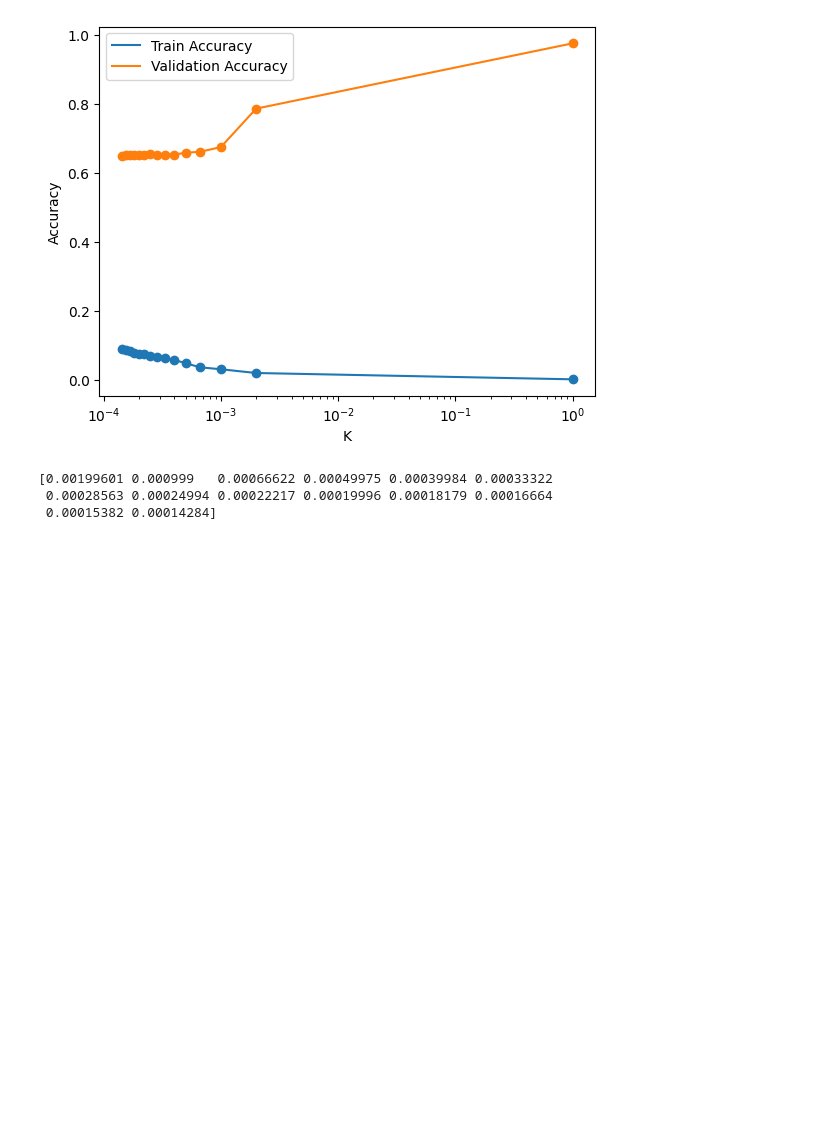
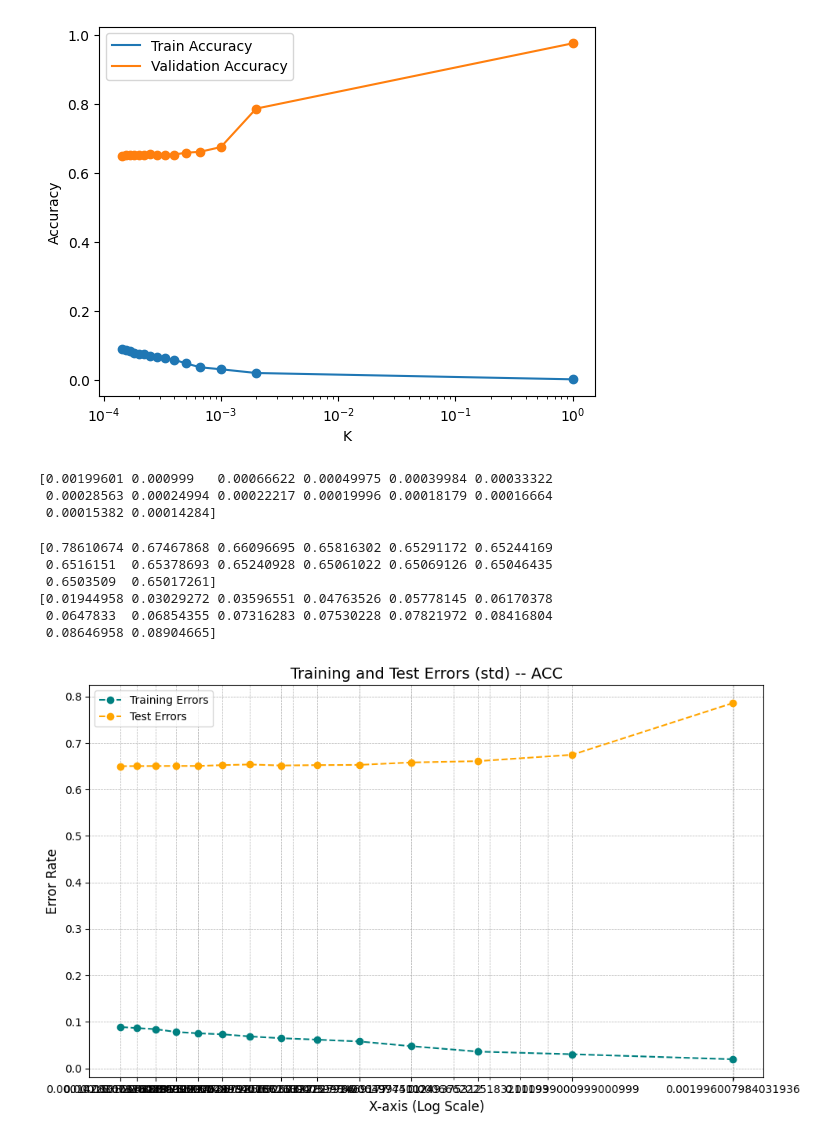
Before and after one commit to benzebra/data-analytics, a Jupyter notebook: noleak.ipynb, the cells around one changed output. Drawn from its saved outputs; the diff is of its cells as text; code cells hidden in the pictures; blank space fills up the shorter version.

```diff
--- a/noleak.ipynb
+++ b/noleak.ipynb
@@ -702,3 +703,43 @@ print(x_ax)
 [0.00199601 0.000999   0.00066622 0.00049975 0.00039984 0.00033322
  0.00028563 0.00024994 0.00022217 0.00019996 0.00018179 0.00016664
  0.00015382 0.00014284]
+# %%
+with open('knn_std.pkl', 'rb') as f:
+	data = pickle.load(f)
+	list_acc_val = data[5]
+	list_acc_train = data[1]
+
+err_rate_val = 1 - np.array(list_acc_val)
+err_rate_val = err_rate_val[1:]
+print(err_rate_val)
+
+err_rate_train = 1 - np.array(list_acc_train)
+err_rate_train = err_rate_train[1:]
+print(err_rate_train)
+
+x_values = x_ax
+training_errors = err_rate_train
+test_errors = err_rate_val
+
+plt.figure(figsize=(10, 6))
+plt.plot(x_values, training_errors, linestyle='--', marker='o', color='teal', label='Training Errors')
+plt.plot(x_values, test_errors, linestyle='--', marker='o', color='orange', label='Test Errors')
+plt.xscale('log')
+plt.xticks(x_values, labels=[str(v) for v in x_values])
+plt.xlabel('X-axis (Log Scale)', fontsize=12)
+plt.ylabel('Error Rate', fontsize=12)
+plt.title('Training and Test Errors (std) -- ACC', fontsize=14)
+plt.legend()
+
+plt.grid(True, which='both', linestyle='--', linewidth=0.5)
+
+plt.tight_layout()
+plt.show()
+# %% [output]
+[0.78610674 0.67467868 0.66096695 0.65816302 0.65291172 0.65244169
+ 0.6516151  0.65378693 0.65240928 0.65061022 0.65069126 0.65046435
+ 0.6503509  0.65017261]
+[0.01944958 0.03029272 0.03596551 0.04763526 0.05778145 0.06170378
+ 0.0647833  0.06854355 0.07316283 0.07530228 0.07821972 0.08416804
+ 0.08646958 0.08904665]
+[figure, added]
```
Also changed, not shown: parts of 9 cells of this notebook, 2 other files.
